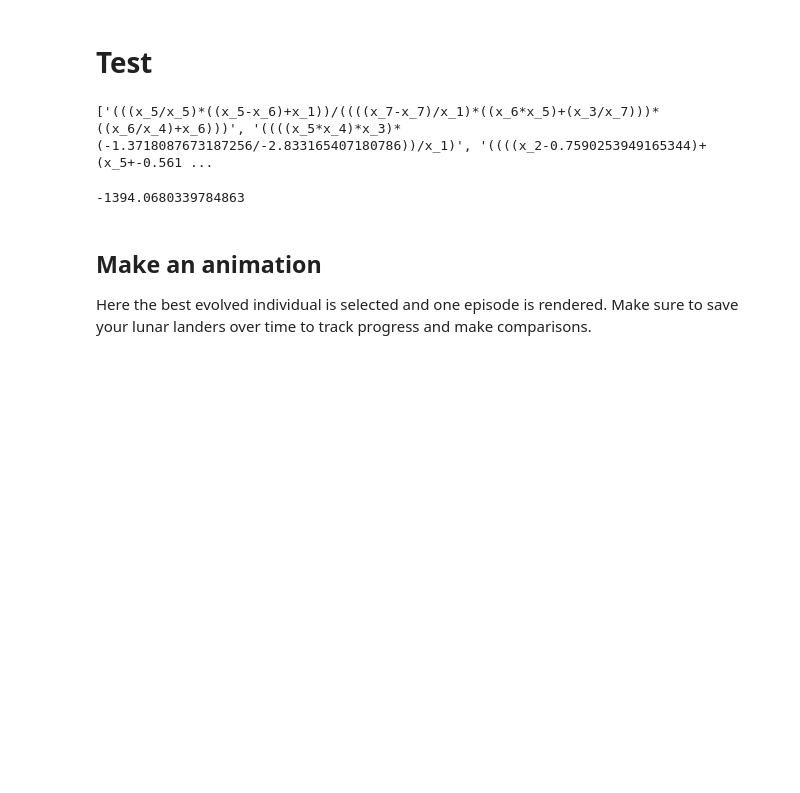
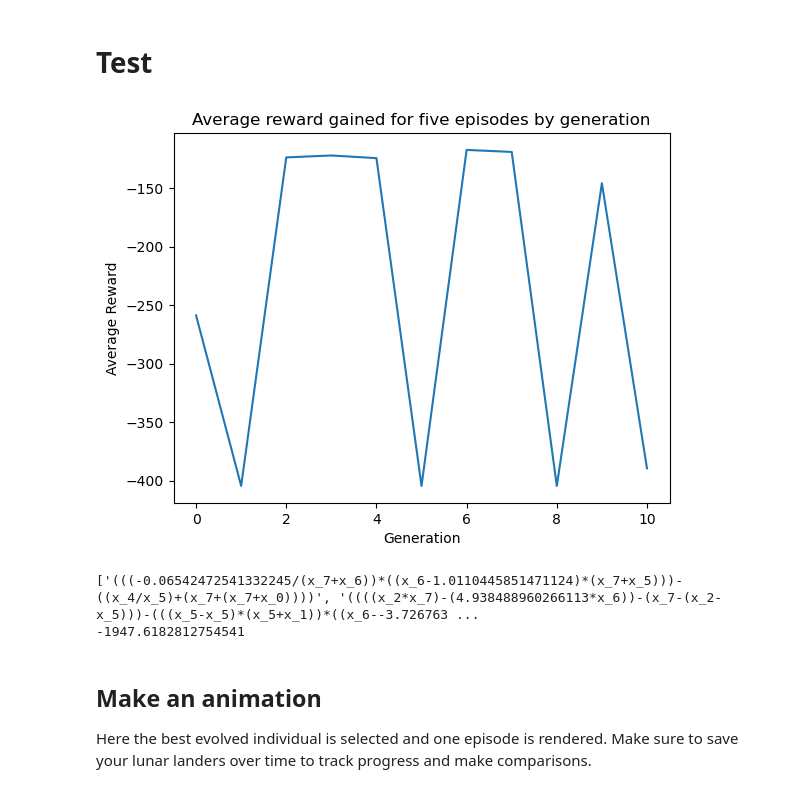
Before and after one commit to anishhdiwan/symbolic_dqn, a Jupyter notebook: solution.ipynb, the cells around one changed output. Drawn from its saved outputs; the diff is of its cells as text; code cells hidden in the pictures; blank space fills up the shorter version.

```diff
--- a/solution.ipynb
+++ b/solution.ipynb
@@ -172,37 +172,57 @@ gen: 10,        best of gen fitness: -440.657,  best of gen size: 29
 # %%
 def get_test_score(tree):
     rewards = []
 
-    for i in range(10):
+    for i in range(5): #run 5 episodes for baseline
       # get initial state
       observation = env.reset(seed=i)
       observation = observation[0]
 
-      for _ in range(500):
+      for _ in range(300): #300 time steps for baseline
         # build up the input sample for GP
         input_sample = torch.from_numpy(observation.reshape((1,-1))).float()
         # get output (squeezing because it is encapsulated in an array)
         output = tree.get_output_pt(input_sample)
-        action = torch.argmax(tree.get_output_pt(input_sample)) # What goes here?
+        action = torch.argmax(output) # What goes here?
         observation, reward, terminated, truncated, info = env.step(action.item())
         rewards.append(reward)
 
 
         output_sample = torch.from_numpy(observation.reshape((1,-1))).float()
         if (terminated or truncated):
             break
 
     fitness = np.sum(rewards)
 
     return fitness
+#gen_counter =0
+gen = range(len(evo.best_of_gens)) #generation
+avg_rewards = [] #average reward
+for i in evo.best_of_gens:
+    #print("for gen",gen_counter)
+    avg_reward = get_test_score(i)/5
+    avg_rewards.append(avg_reward)
+    #print("average reward was:",avg_reward)
+    #print("fitness was:",i.fitness)
+    #gen_counter += 1
+#print("best of gens",evo.best_of_gens)
+
+#plot generation vs fitness
+fig, ax = plt.subplots()
+ax.plot(gen,avg_rewards)
+ax.set_xlabel('Generation')
+ax.set_ylabel('Average Reward')
+ax.set_title('Average reward gained for five episodes by generation')
+
+plt.show()
 
 best = evo.best_of_gens[-1]
-
 print(best.get_readable_repr())
 print(get_test_score(best))
 # %% [output]
+[figure, added]
-['(((x_5/x_5)*((x_5-x_6)+x_1))/((((x_7-x_7)/x_1)*((x_6*x_5)+(x_3/x_7)))*((x_6/x_4)+x_6)))', '((((x_5*x_4)*x_3)*(-1.3718087673187256/-2.833165407180786))/x_1)', '((((x_2-0.7590253949165344)+(x_5+-0.561 ...
+['(((-0.06542472541332245/(x_7+x_6))*((x_6-1.0110445851471124)*(x_7+x_5)))-((x_4/x_5)+(x_7+(x_7+x_0))))', '((((x_2*x_7)-(4.938488960266113*x_6))-(x_7-(x_2-x_5)))-(((x_5-x_5)*(x_5+x_1))*((x_6--3.726763 ...
+-1947.6182812754541
--1394.0680339784863
 # %% [markdown]
 ## Make an animation
 Here the best evolved individual is selected and one episode is rendered. Make sure to save your lunar landers over time to track progress and make comparisons.
```
Also changed, not shown: parts of 6 cells of this notebook, 2 other files.
